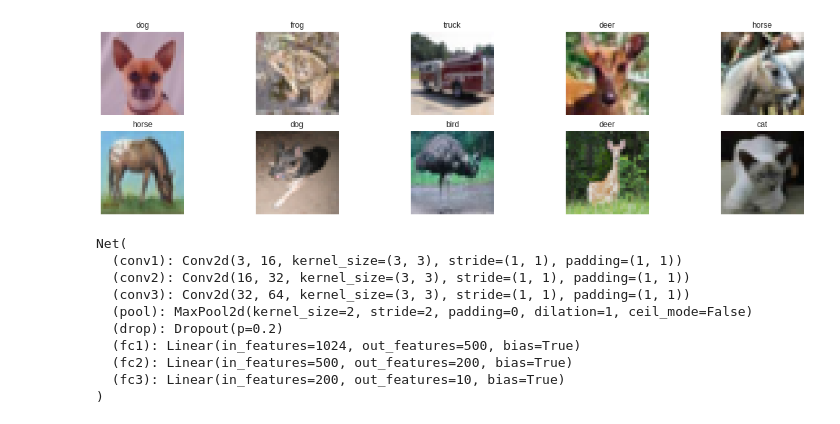
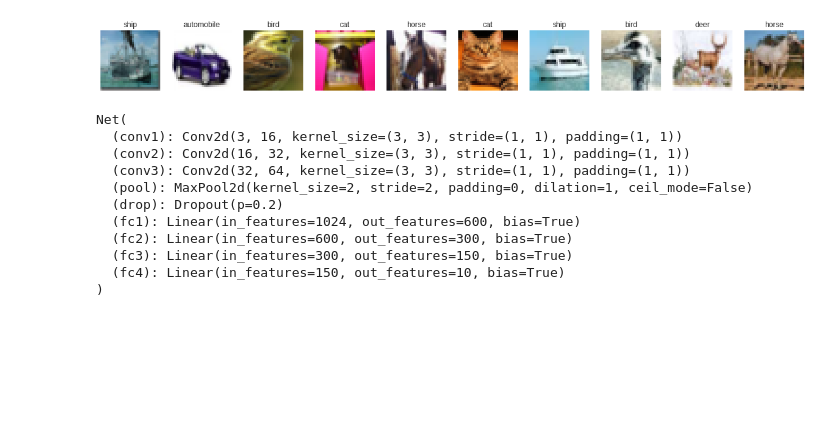
Before and after one commit to rakshitrk/CIFAR-10, a Jupyter notebook: CIFAT_10.ipynb, the cells around one changed output. Cells and saved outputs as stored; diff of their text form; code cells hidden in the pictures; blank space fills up the shorter version.

```diff
--- a/CIFAT_10.ipynb
+++ b/CIFAT_10.ipynb
@@ -12,8 +12,8 @@ import numpy as np
 import matplotlib.pyplot as plt
 from torch.utils.data.sampler import SubsetRandomSampler
 # %%
-bs = 20
-ep = 20
+bs = 10
+ep = 30
 val_split = 0.2
 
 transform = transforms.Compose([
@@ -41,26 +39,26 @@ test_loader = torch.utils.data.DataLoader(test_data, batch_size = bs)
 # %%
 #image classes
 classes = ['airoplane','automobile','bird','cat','deer','dog','frog','horse','ship','truck']
 
 def imshow(img):
   img = img/2 + 0.5
   plt.imshow(np.transpose(img,(1,2,0)))
 
 
 
 dataiter = iter(train_loader)
 images, labels = dataiter.next()
 images = images.numpy()
 
-fig = plt.figure(figsize=(20, 5))
+fig = plt.figure(figsize=(20, 3))
 
-# display 20 images
+
 for idx in np.arange(10):
-    ax = fig.add_subplot(2, 10/2, idx+1, xticks=[], yticks=[])
+    ax = fig.add_subplot(1, 10/1, idx+1, xticks=[], yticks=[])
     imshow(images[idx])
     ax.set_title(classes[labels[idx]])
 # %% [output]
-[figure, old version]
+[figure, new version]
 # %%
 class Net(nn.Module):
   def __init__(self):
@@ -71,9 +69,10 @@ class Net(nn.Module):
     self.conv3 = nn.Conv2d(32,64,3,padding = 1)
     self.pool = nn.MaxPool2d(2,2)
     self.drop = nn.Dropout(0.2)
-    self.fc1 = nn.Linear(64*4*4,500)
-    self.fc2 = nn.Linear(500,200)
-    self.fc3 = nn.Linear(200,10)
+    self.fc1 = nn.Linear(64*4*4,600)
+    self.fc2 = nn.Linear(600,300)
+    self.fc3 = nn.Linear(300,150)
+    self.fc4 = nn.Linear(150,10)
 
   def forward(self, x):
     x = self.pool(F.relu(self.conv1(x)))
@@ -86,6 +85,8 @@ class Net(nn.Module):
     x = F.relu(self.fc2(x))
     x = self.drop(x)
     x = F.relu(self.fc3(x))
+    x = self.drop(x)
+    x = F.relu(self.fc4(x))
     return x
 
 net = Net()
@@ -97,9 +98,10 @@ Net(
   (conv3): Conv2d(32, 64, kernel_size=(3, 3), stride=(1, 1), padding=(1, 1))
   (pool): MaxPool2d(kernel_size=2, stride=2, padding=0, dilation=1, ceil_mode=False)
   (drop): Dropout(p=0.2)
-  (fc1): Linear(in_features=1024, out_features=500, bias=True)
-  (fc2): Linear(in_features=500, out_features=200, bias=True)
-  (fc3): Linear(in_features=200, out_features=10, bias=True)
+  (fc1): Linear(in_features=1024, out_features=600, bias=True)
+  (fc2): Linear(in_features=600, out_features=300, bias=True)
+  (fc3): Linear(in_features=300, out_features=150, bias=True)
+  (fc4): Linear(in_features=150, out_features=10, bias=True)
 )
 # %%
 critersion = nn.CrossEntropyLoss()
```
Also changed, not shown: parts of 4 cells of this notebook.
